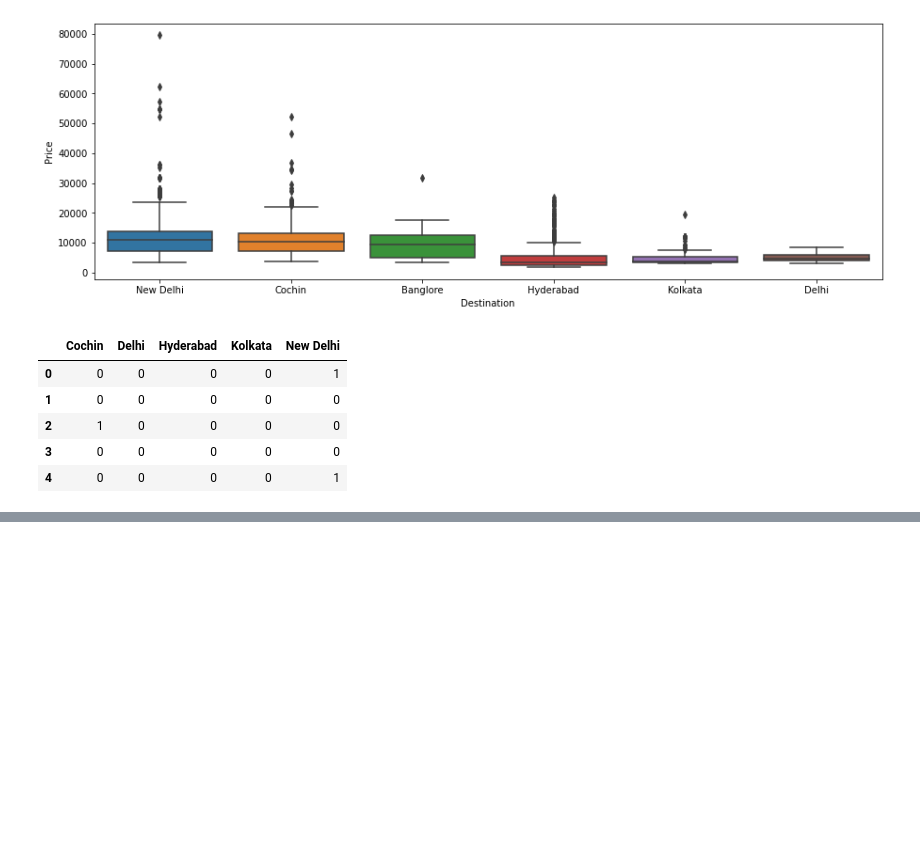
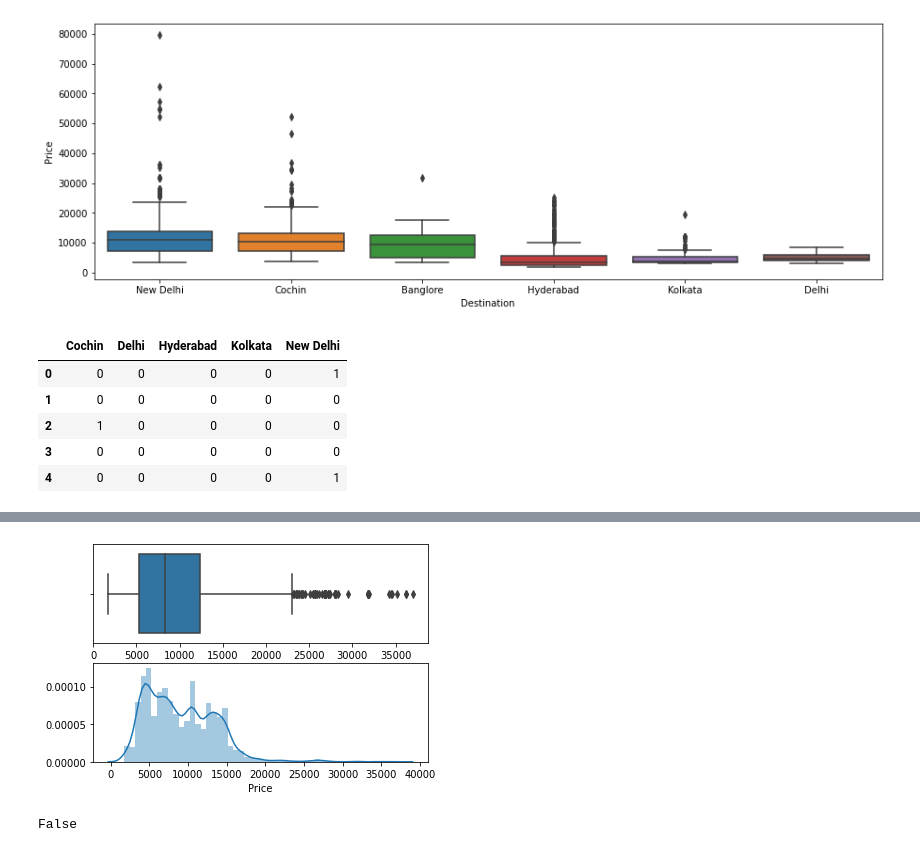
Before and after one commit to Dhrumil-Zion/Predict-Price-of-Airlines-Industry, a Jupyter notebook: Project_main_file.ipynb, the cells around one changed output, grey strips where cells are left out. Drawn from its saved outputs; the diff is of its cells as text; code cells hidden in the pictures; blank space fills up the shorter version.

```diff
--- a/Project_main_file.ipynb
+++ b/Project_main_file.ipynb
@@ -339,0 +575,5 @@ Destinations.head()
+# %%
+final_data['Price'] = np.where(final_data['Price']>=40000,final_data['Price'].median(),final_data['Price'])
+plot(final_data,'Price')
+# %% [output]
+[figure, added]
@@ -339,0 +583,4 @@ Destinations.head()
+# %%
+"Price" in X.columns
+# %% [output]
+False
```
Also changed, not shown: parts of 37 cells of this notebook, 1 other file.
